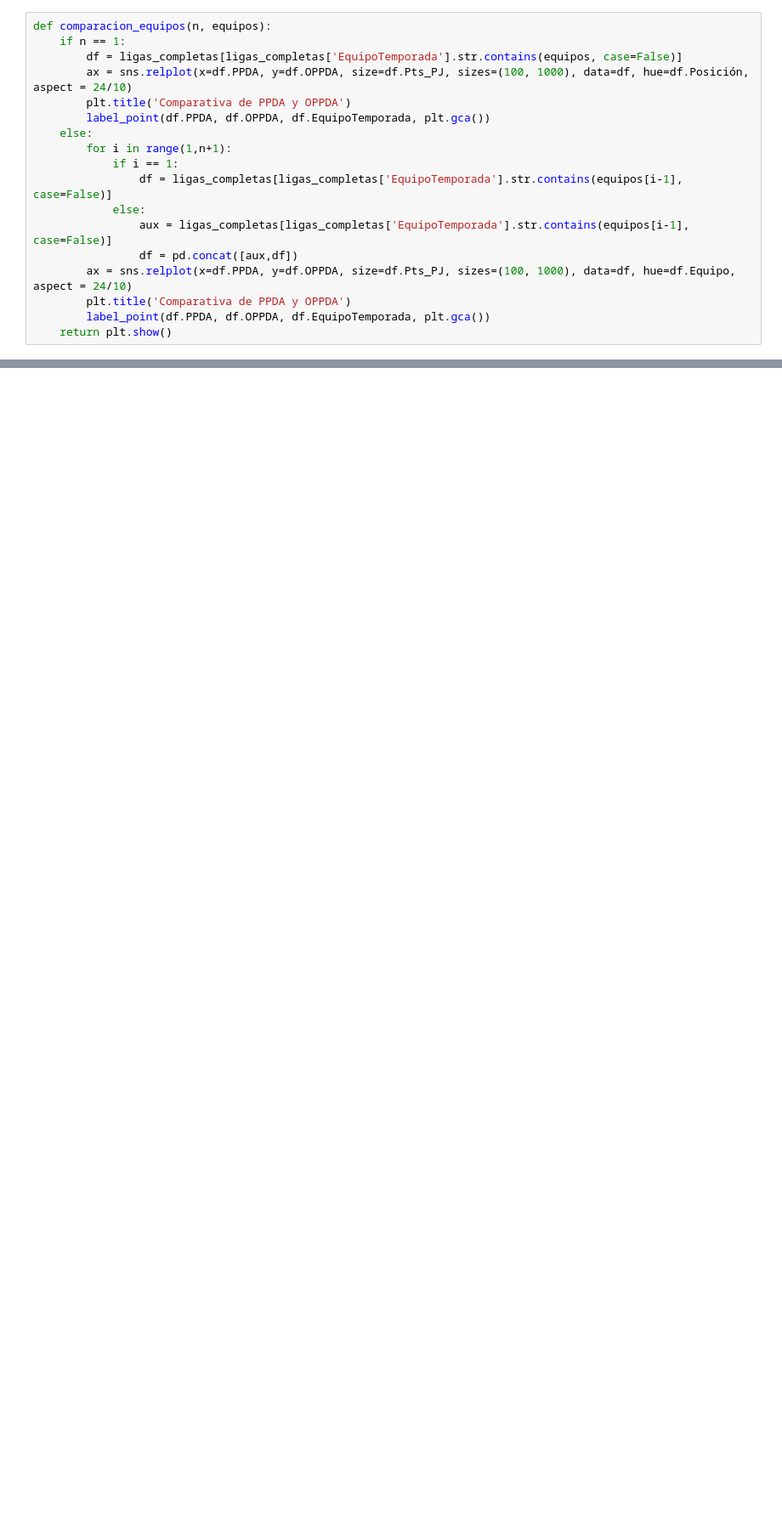
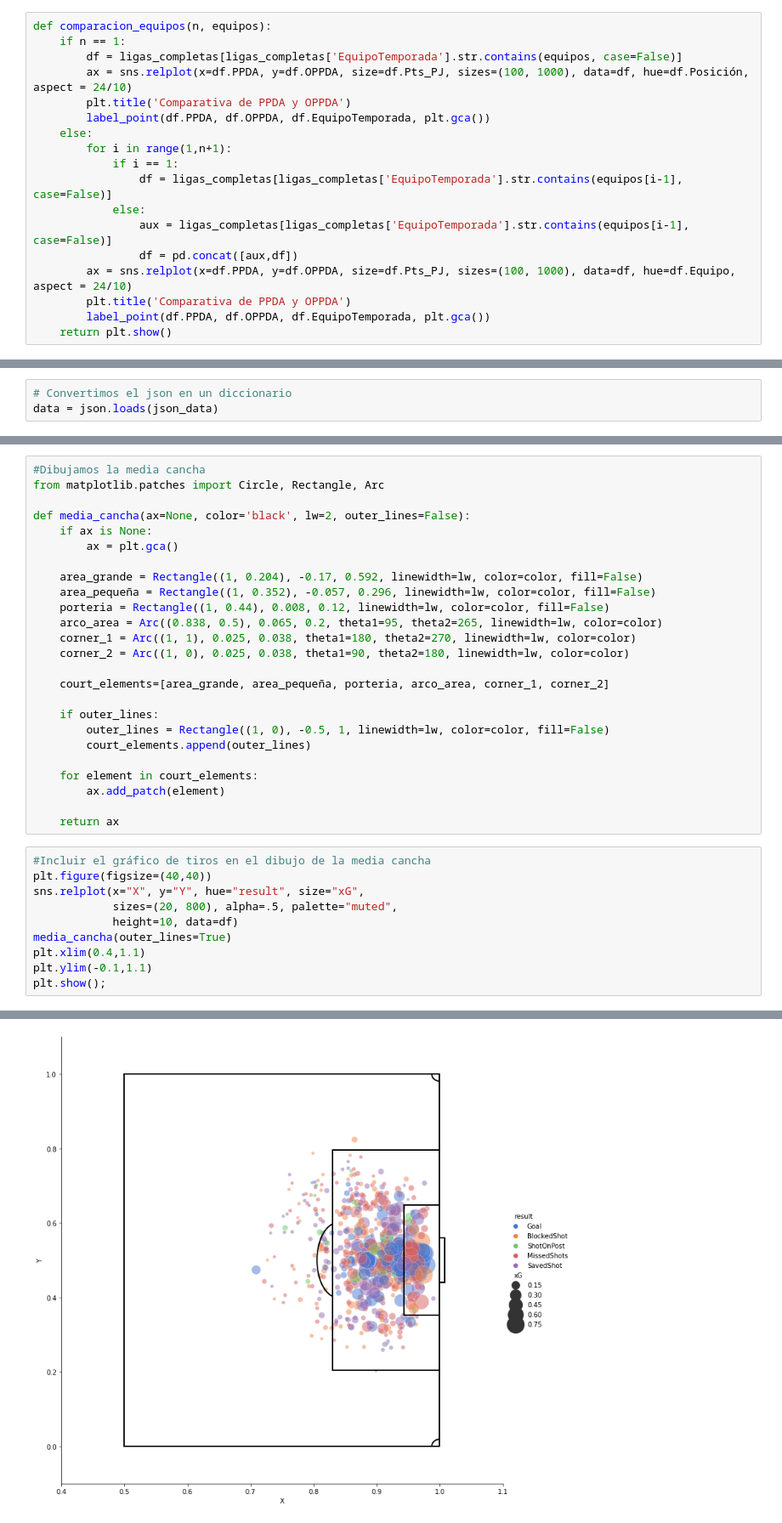
Before and after one commit to victorballesteros8/understat-futbol, a Jupyter notebook: Understat.ipynb, the cells around one changed output, grey strips where cells are left out. Shown at 85% size. Cells and saved outputs as stored; diff of their text form; blank space fills up the shorter version.

```diff
--- a/Understat.ipynb
+++ b/Understat.ipynb
@@ -590,0 +778,3 @@ comparacion_equipos(4, ("Atleti", "Real Madrid 2017/18", "Liverpool 2018/19", "B
+# %%
+# Convertimos el json en un diccionario
+data = json.loads(json_data)
@@ -590,0 +832,36 @@ comparacion_equipos(4, ("Atleti", "Real Madrid 2017/18", "Liverpool 2018/19", "B
+# %%
+#Dibujamos la media cancha
+from matplotlib.patches import Circle, Rectangle, Arc
+
+def media_cancha(ax=None, color='black', lw=2, outer_lines=False):
+    if ax is None:
+        ax = plt.gca()
+
+    area_grande = Rectangle((1, 0.204), -0.17, 0.592, linewidth=lw, color=color, fill=False)
+    area_pequeña = Rectangle((1, 0.352), -0.057, 0.296, linewidth=lw, color=color, fill=False)
+    porteria = Rectangle((1, 0.44), 0.008, 0.12, linewidth=lw, color=color, fill=False)
+    arco_area = Arc((0.838, 0.5), 0.065, 0.2, theta1=95, theta2=265, linewidth=lw, color=color)
+    corner_1 = Arc((1, 1), 0.025, 0.038, theta1=180, theta2=270, linewidth=lw, color=color)
+    corner_2 = Arc((1, 0), 0.025, 0.038, theta1=90, theta2=180, linewidth=lw, color=color)
+
+    court_elements=[area_grande, area_pequeña, porteria, arco_area, corner_1, corner_2]
+
+    if outer_lines:
+        outer_lines = Rectangle((1, 0), -0.5, 1, linewidth=lw, color=color, fill=False)
+        court_elements.append(outer_lines)
+
+    for element in court_elements:
+        ax.add_patch(element)
+
+    return ax
+# %%
+#Incluir el gráfico de tiros en el dibujo de la media cancha
+plt.figure(figsize=(40,40))
+sns.relplot(x="X", y="Y", hue="result", size="xG",
+            sizes=(20, 800), alpha=.5, palette="muted",
+            height=10, data=df)
+media_cancha(outer_lines=True)
+plt.xlim(0.4,1.1)
+plt.ylim(-0.1,1.1)
+plt.show();
+# %% [output]
@@ -590,0 +869 @@ comparacion_equipos(4, ("Atleti", "Real Madrid 2017/18", "Liverpool 2018/19", "B
+[figure, added]
```
Also changed, not shown: parts of 42 cells of this notebook.
